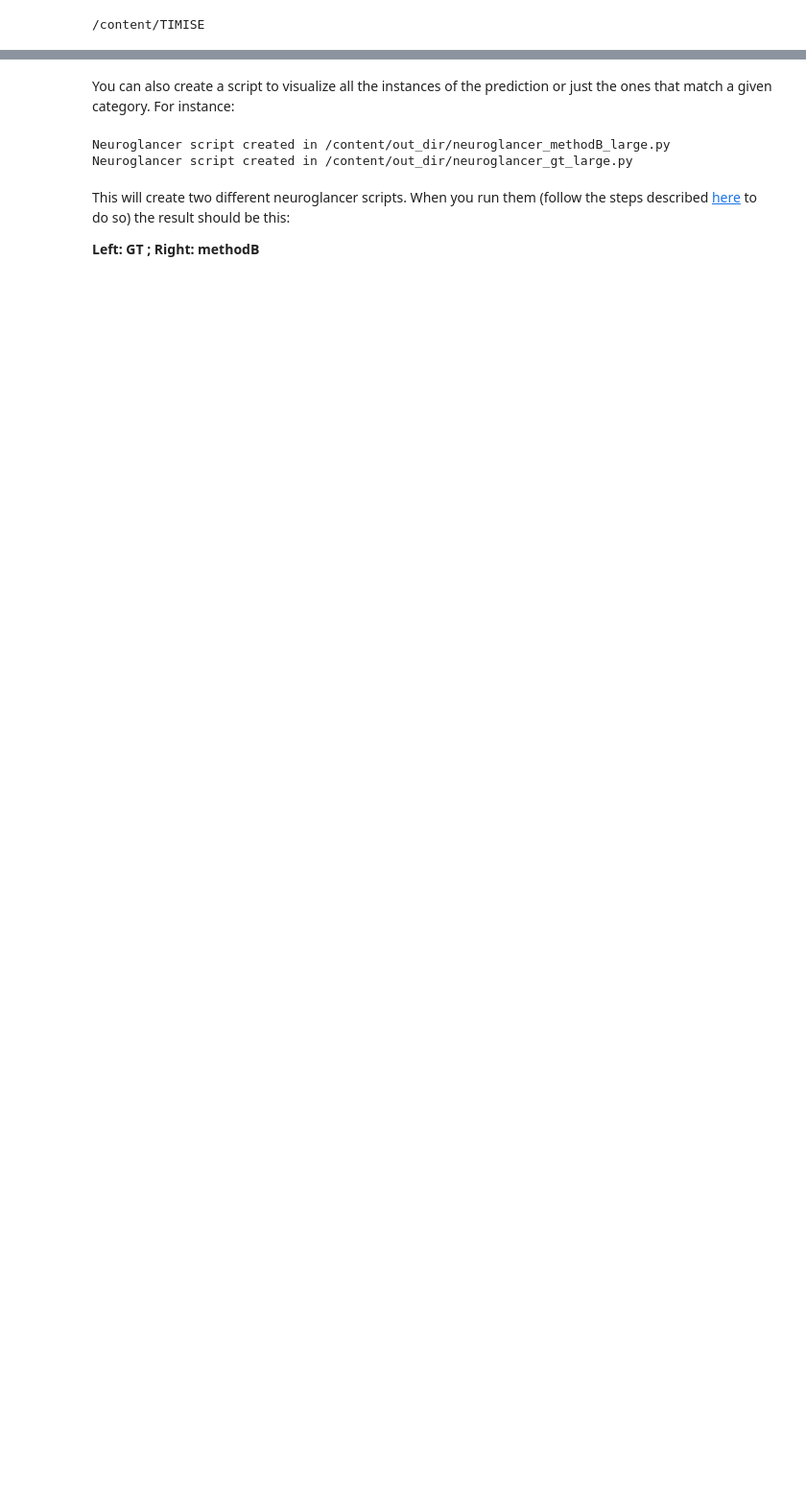
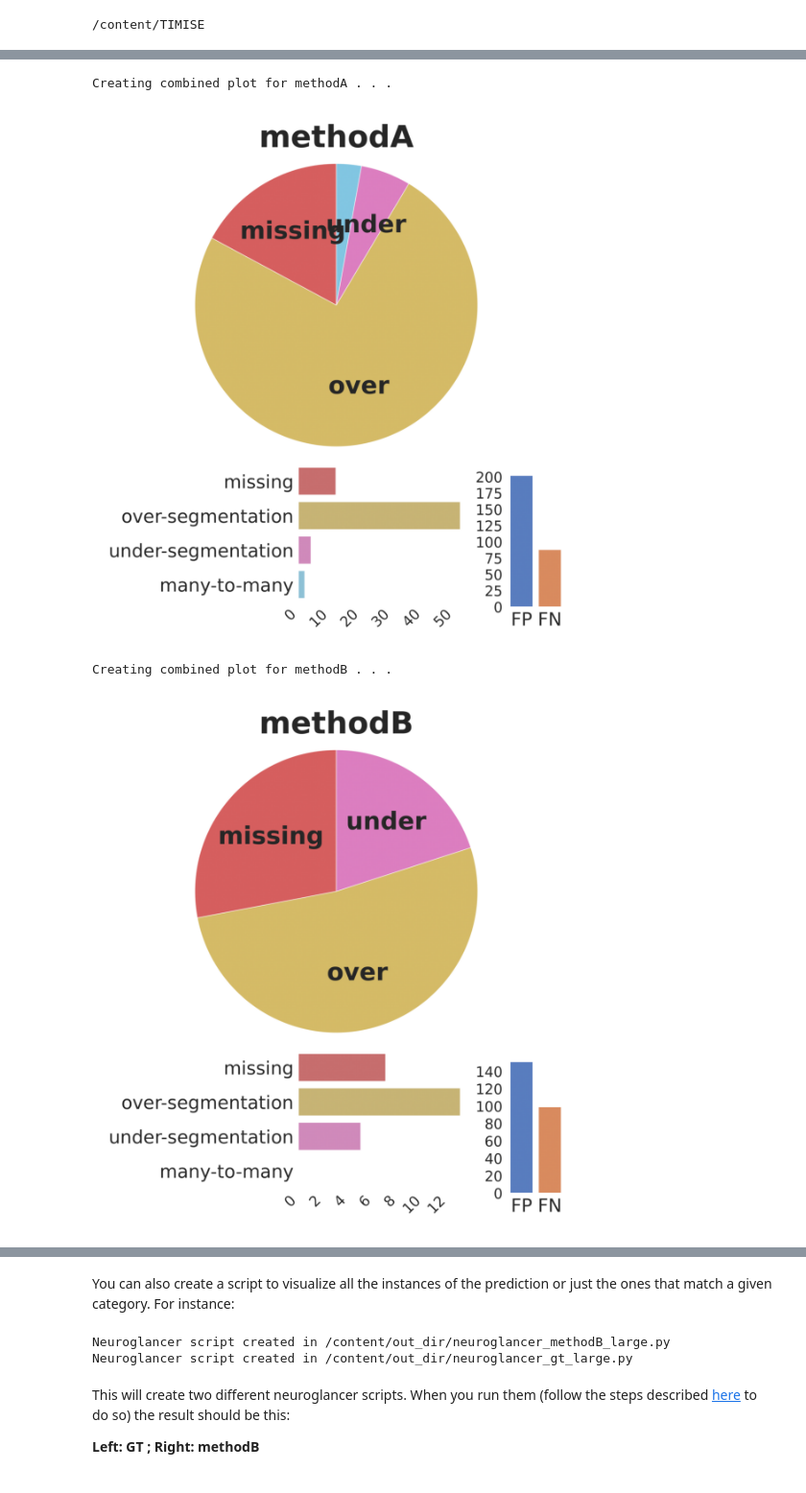
Before and after one commit to danifranco/TIMISE, a Jupyter notebook: examples/TIMISE_multiple_method_evaluation_example.ipynb, the cells around one changed output, grey strips where cells are left out. Shown at 96% size. Drawn from its saved outputs; the diff is of its cells as text; code cells hidden in the pictures; blank space fills up the shorter version.

```diff
--- a/examples/TIMISE_multiple_method_evaluation_example.ipynb
+++ b/examples/TIMISE_multiple_method_evaluation_example.ipynb
@@ -231,0 +202,7 @@ We can also plot the errors for each category by simply calling plot() function:
+# %%
+timise.plot()
+# %% [output]
+Creating combined plot for methodA . . .
+[figure, added]
+Creating combined plot for methodB . . .
+[figure, added]
```
Also changed, not shown: parts of 18 cells of this notebook, 1 other file.
